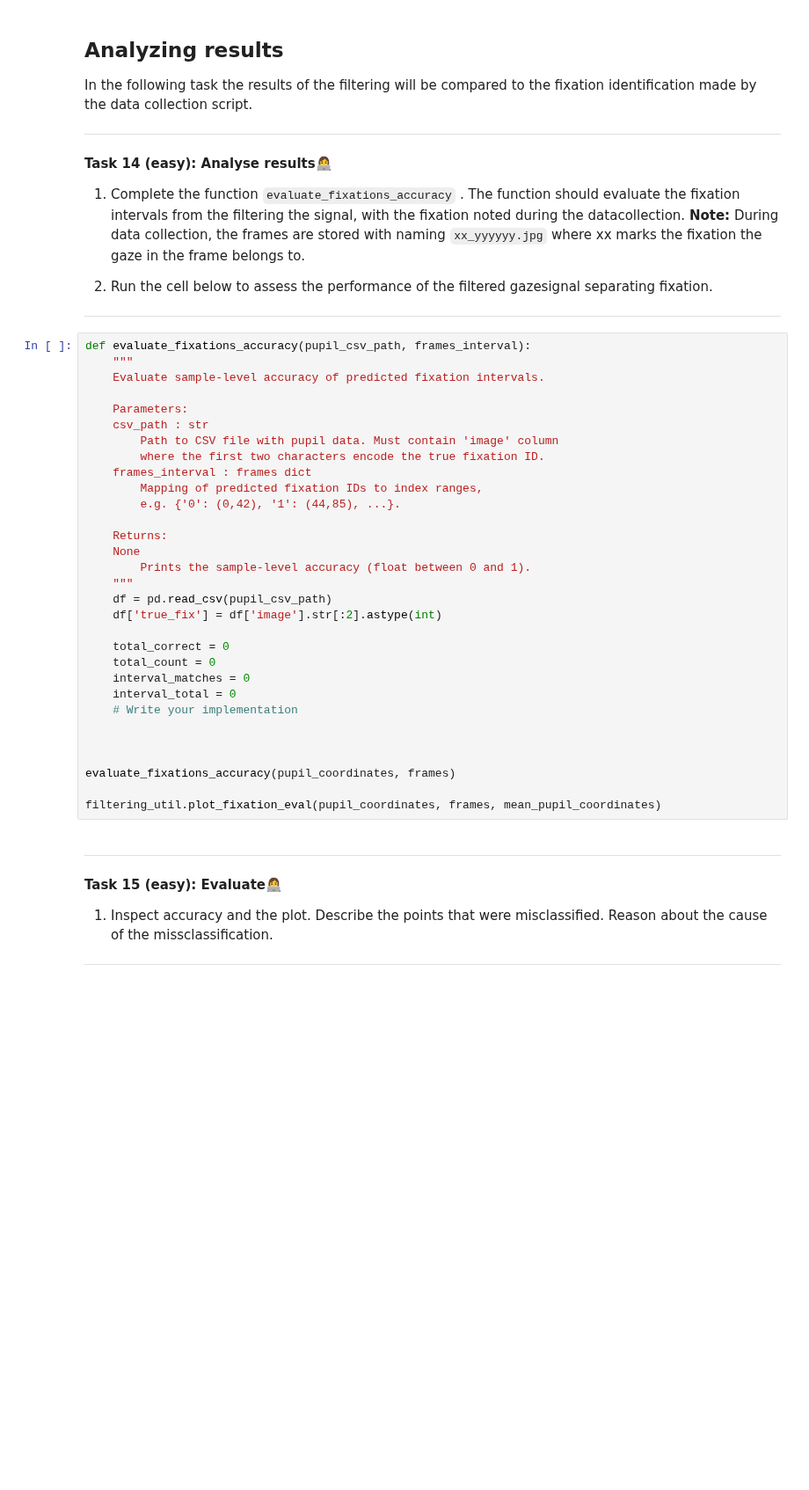
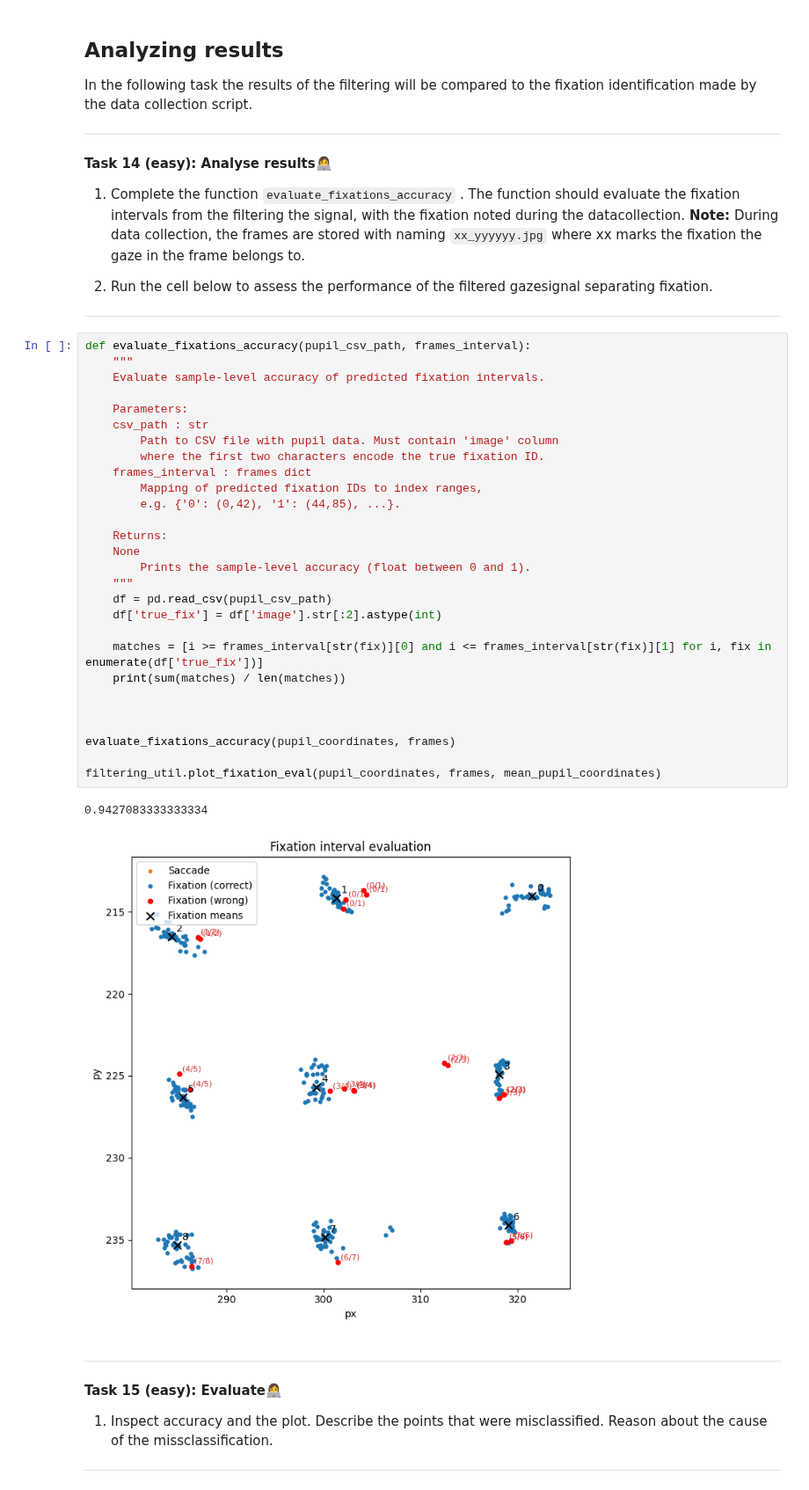
Before and after one commit to Mie-Jonasson/ComputerScienceMasters, a Jupyter notebook: IntroductionToMachineLearning/Exercises/W08/01-data_cleaning.ipynb, the cells around one changed output. Shown at 88% size. Drawn from its saved outputs; the diff is of its cells as text; blank space fills up the shorter version.

```diff
--- a/IntroductionToMachineLearning/Exercises/W08/01-data_cleaning.ipynb
+++ b/IntroductionToMachineLearning/Exercises/W08/01-data_cleaning.ipynb
@@ -426,34 +600,34 @@ In the following task the results of the filtering will be compared to the fixat
 # %%
 def evaluate_fixations_accuracy(pupil_csv_path, frames_interval):
     """
     Evaluate sample-level accuracy of predicted fixation intervals.
 
     Parameters:
     csv_path : str
         Path to CSV file with pupil data. Must contain 'image' column
         where the first two characters encode the true fixation ID.
     frames_interval : frames dict
         Mapping of predicted fixation IDs to index ranges,
         e.g. {'0': (0,42), '1': (44,85), ...}.
 
     Returns:
     None
         Prints the sample-level accuracy (float between 0 and 1).
     """
     df = pd.read_csv(pupil_csv_path)
     df['true_fix'] = df['image'].str[:2].astype(int)
 
-    total_correct = 0
-    total_count = 0
-    interval_matches = 0
-    interval_total = 0
-    # Write your implementation
+    matches = [i >= frames_interval[str(fix)][0] and i <= frames_interval[str(fix)][1] for i, fix in enumerate(df['true_fix'])]
+    print(sum(matches) / len(matches))
 
 
 
 evaluate_fixations_accuracy(pupil_coordinates, frames)
 
 filtering_util.plot_fixation_eval(pupil_coordinates, frames, mean_pupil_coordinates)
+# %% [output]
+0.9427083333333334
+[figure, added]
 # %% [markdown]
 
 ---
```
Also changed, not shown: parts of 21 cells of this notebook, 3 other files.
